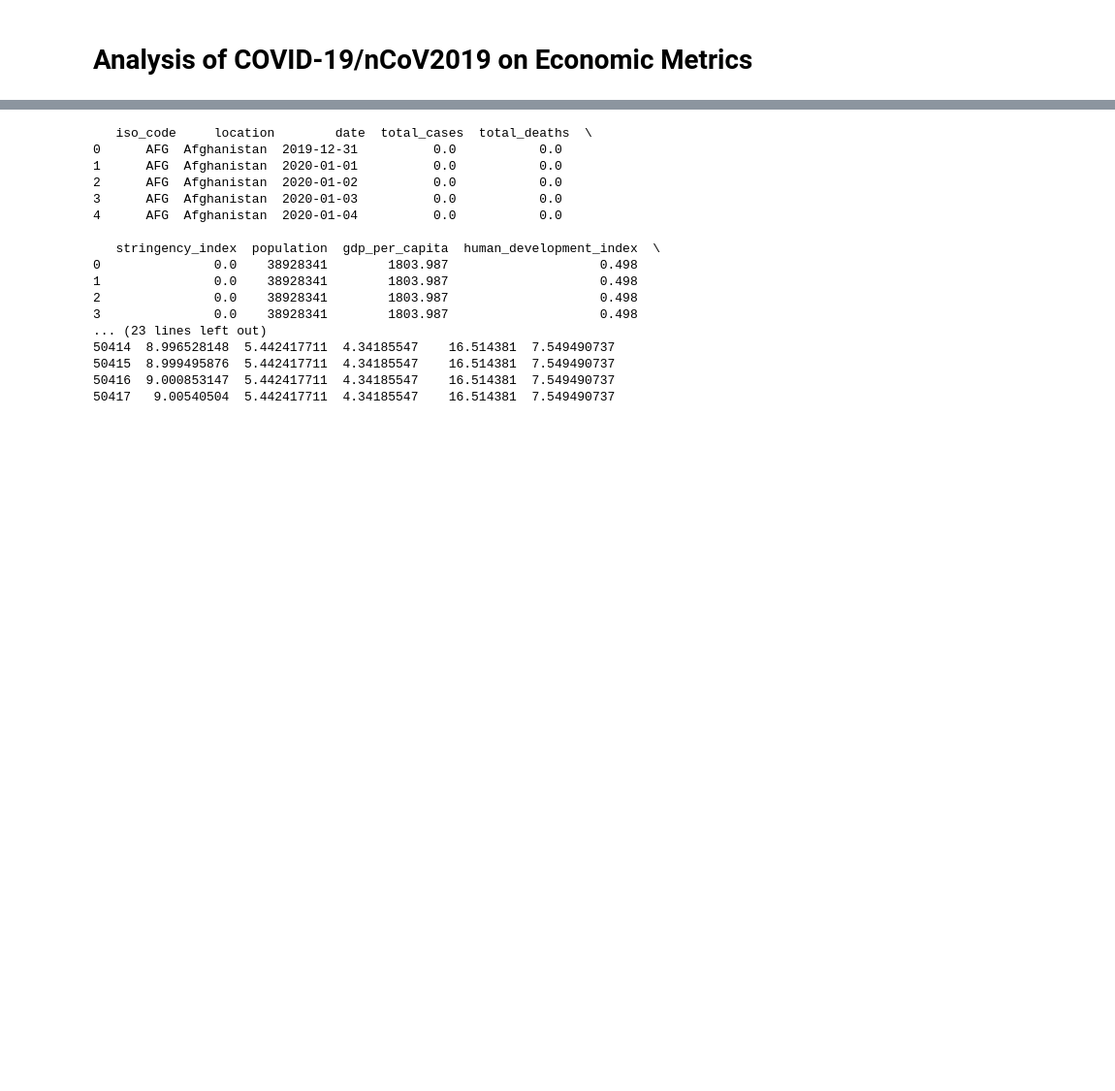
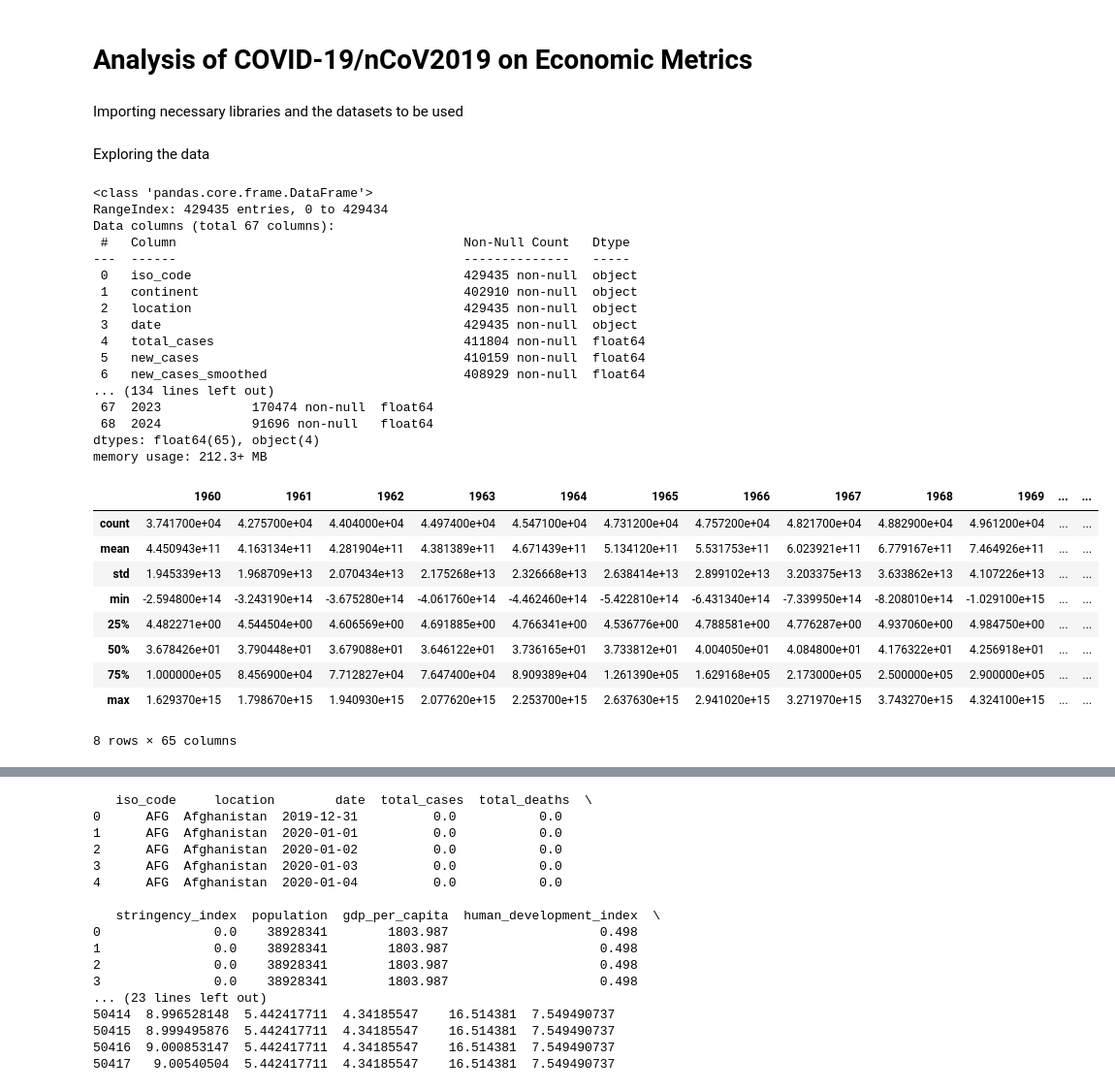
Before and after one commit to Mahanidhii/EDA-Case-Studies, a Jupyter notebook: COVID-19 Economy Analysis/analysis.ipynb, the cells around one changed output, grey strips where cells are left out. Shown at 97% size. Cells and saved outputs as stored; diff of their text form; code cells hidden in the pictures; blank space fills up the shorter version.

Commit message:
COVID-19 Analysis file: Data Cleaning

```diff
--- a/COVID-19 Economy Analysis/analysis.ipynb
+++ b/COVID-19 Economy Analysis/analysis.ipynb
@@ -1,10 +1,46 @@
 # %% [markdown]
 # Analysis of COVID-19/nCoV2019 on Economic Metrics
+# %% [markdown]
+Importing necessary libraries and the datasets to be used
 # %%
 import pandas as pd
 import numpy as np
+import matplotlib.pyplot as plt
 import seaborn as sns
-import matplotlib
 
 # importing the dataset
-df = pd.DataFrame(pd.read_csv('owid-covid-dataset'))
+covid_df = pd.read_csv('owid-covid-data.csv')
+wdi_df = pd.read_csv('WDI.csv')
+# %% [markdown]
+Exploring the data
+# %%
+covid_df.info() # Basic info
+covid_df.describe() # Statistical Summary of the dataset
+# %% [output]
+<class 'pandas.core.frame.DataFrame'>
+RangeIndex: 429435 entries, 0 to 429434
+Data columns (total 67 columns):
+ #   Column                                      Non-Null Count   Dtype
+---  ------                                      --------------   -----
+ 0   iso_code                                    429435 non-null  object
+ 1   continent                                   402910 non-null  object
+ 2   location                                    429435 non-null  object
+ 3   date                                        429435 non-null  object
+ 4   total_cases                                 411804 non-null  float64
+ 5   new_cases                                   410159 non-null  float64
+ 6   new_cases_smoothed                          408929 non-null  float64
+... (134 lines left out)
+ 67  2023            170474 non-null  float64
+ 68  2024            91696 non-null   float64
+dtypes: float64(65), object(4)
+memory usage: 212.3+ MB
+|  | 1960 | 1961 | 1962 | 1963 | 1964 | 1965 | 1966 | 1967 | 1968 | 1969 | ... | ... |
+| count | 3.741700e+04 | 4.275700e+04 | 4.404000e+04 | 4.497400e+04 | 4.547100e+04 | 4.731200e+04 | 4.757200e+04 | 4.821700e+04 | 4.882900e+04 | 4.961200e+04 | ... | ... |
+| mean | 4.450943e+11 | 4.163134e+11 | 4.281904e+11 | 4.381389e+11 | 4.671439e+11 | 5.134120e+11 | 5.531753e+11 | 6.023921e+11 | 6.779167e+11 | 7.464926e+11 | ... | ... |
+| std | 1.945339e+13 | 1.968709e+13 | 2.070434e+13 | 2.175268e+13 | 2.326668e+13 | 2.638414e+13 | 2.899102e+13 | 3.203375e+13 | 3.633862e+13 | 4.107226e+13 | ... | ... |
+| min | -2.594800e+14 | -3.243190e+14 | -3.675280e+14 | -4.061760e+14 | -4.462460e+14 | -5.422810e+14 | -6.431340e+14 | -7.339950e+14 | -8.208010e+14 | -1.029100e+15 | ... | ... |
+| 25% | 4.482271e+00 | 4.544504e+00 | 4.606569e+00 | 4.691885e+00 | 4.766341e+00 | 4.536776e+00 | 4.788581e+00 | 4.776287e+00 | 4.937060e+00 | 4.984750e+00 | ... | ... |
+| 50% | 3.678426e+01 | 3.790448e+01 | 3.679088e+01 | 3.646122e+01 | 3.736165e+01 | 3.733812e+01 | 4.004050e+01 | 4.084800e+01 | 4.176322e+01 | 4.256918e+01 | ... | ... |
+| 75% | 1.000000e+05 | 8.456900e+04 | 7.712827e+04 | 7.647400e+04 | 8.909389e+04 | 1.261390e+05 | 1.629168e+05 | 2.173000e+05 | 2.500000e+05 | 2.900000e+05 | ... | ... |
+| max | 1.629370e+15 | 1.798670e+15 | 1.940930e+15 | 2.077620e+15 | 2.253700e+15 | 2.637630e+15 | 2.941020e+15 | 3.271970e+15 | 3.743270e+15 | 4.324100e+15 | ... | ... |
+8 rows × 65 columns
```
Also changed, not shown: parts of 3 cells of this notebook.
